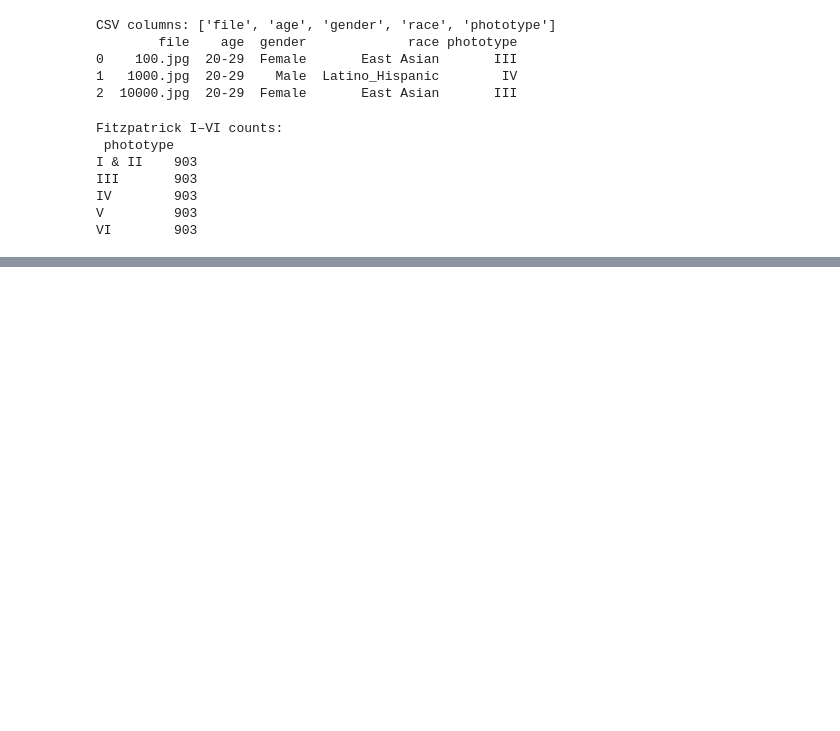
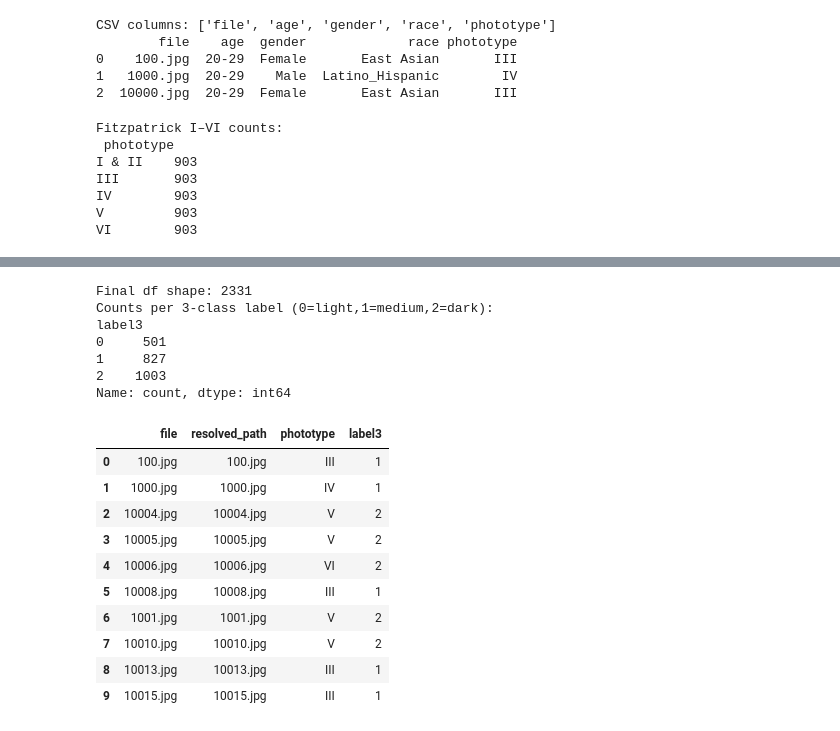
Before and after one commit to ACME-Outreach/ACME-setup-env, a Jupyter notebook: EDA-Fitzpatrick17k.ipynb, the cells around one changed output, grey strips where cells are left out. Cells and saved outputs as stored; diff of their text form; code cells hidden in the pictures; blank space fills up the shorter version.

```diff
--- a/EDA-Fitzpatrick17k.ipynb
+++ b/EDA-Fitzpatrick17k.ipynb
@@ -942,0 +839,55 @@ def predict_image(rel_path: str):
+# %%
+# Accept auto-matched rows and finalize resolved_path and label3
+# (Be sure df2 exists in namespace from the previous step)
+assert "df2" in globals(), "df2 not found — re-run the matching step"
+
+# keep only matched rows
+df = df2[df2["resolved_path_auto"].notna()].copy().reset_index(drop=True)
+df["resolved_path"] = df["resolved_path_auto"]  # set final path
+# If you already created label3 earlier, keep it; otherwise create from phototype
+if "label3" not in df.columns:
+    import re
+    def parse_phototype(s):
+        if pd.isna(s): return None
+        s = str(s).upper()
+        m = re.search(r'\b(I{1,3}|IV|V|VI|[1-6])\b', s)
+        if not m: return None
+        token = m.group(1)
+        rm = {"I":1,"II":2,"III":3,"IV":4,"V":5,"VI":6}
+        if token in rm: return rm[token]
+        try: return int(token)
+        except: return None
+    df["phototype_num"] = df["phototype"].apply(parse_phototype)
+    def to_label3(x):
+        if pd.isna(x): return None
+        x=int(x)
+        if x<=2: return 0
+        if x<=4: return 1
+        return 2
+    df["label3"] = df["phototype_num"].apply(lambda x: to_label3(x) if pd.notna(x) else None)
+
+# final sanity
+print("Final df shape:", len(df))
+print("Counts per 3-class label (0=light,1=medium,2=dark):")
+print(df["label3"].value_counts().sort_index())
+# show sample rows
+display(df[["file","resolved_path","phototype","label3"]].head(10))
+# %% [output]
+Final df shape: 2331
+Counts per 3-class label (0=light,1=medium,2=dark):
+label3
+0     501
+1     827
+2    1003
+Name: count, dtype: int64
+|  | file | resolved_path | phototype | label3 |
+| 0 | 100.jpg | 100.jpg | III | 1 |
+| 1 | 1000.jpg | 1000.jpg | IV | 1 |
+| 2 | 10004.jpg | 10004.jpg | V | 2 |
+| 3 | 10005.jpg | 10005.jpg | V | 2 |
+| 4 | 10006.jpg | 10006.jpg | VI | 2 |
+| 5 | 10008.jpg | 10008.jpg | III | 1 |
+| 6 | 1001.jpg | 1001.jpg | V | 2 |
+| 7 | 10010.jpg | 10010.jpg | V | 2 |
+| 8 | 10013.jpg | 10013.jpg | III | 1 |
+| 9 | 10015.jpg | 10015.jpg | III | 1 |
```
Also changed, not shown: parts of 33 cells of this notebook, 7 other files.
